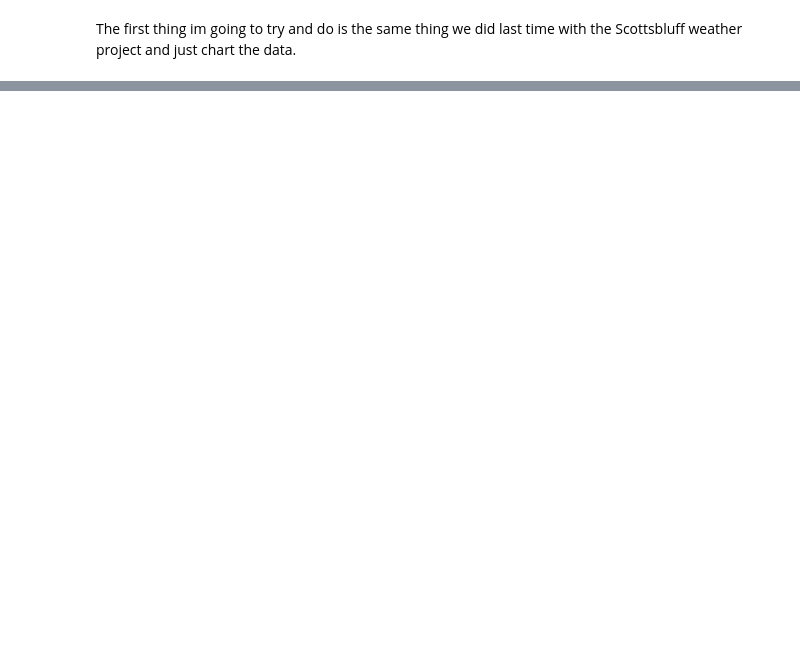
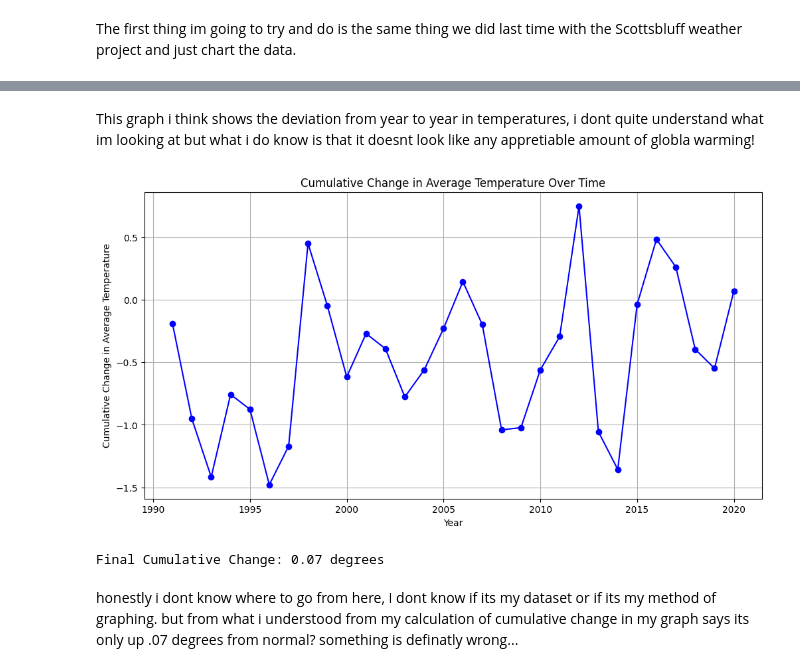
Before and after one commit to regtoga/AidansDataScienceProject, a Jupyter notebook: TheProject.ipynb, the cells around one changed output, grey strips where cells are left out. Drawn from its saved outputs; the diff is of its cells as text; code cells hidden in the pictures; blank space fills up the shorter version.

```diff
--- a/TheProject.ipynb
+++ b/TheProject.ipynb
@@ -69,0 +116,23 @@ plt.show()
+# %% [markdown]
+This graph i think shows the deviation from year to year in temperatures, i dont quite understand what im looking at but what i do know is that it doesnt look like any appretiable amount of globla warming!
+# %%
+# Calculate the cumulative sum of the differences in average temperature
+cumulative_temp_diff = avg_temp_yearly_diff.cumsum()
+
+# Plot the data
+plt.figure(figsize=(12, 6))
+plt.plot(cumulative_temp_diff.index, cumulative_temp_diff.values, marker='o', color='b')
+plt.xlabel('Year')
+plt.ylabel('Cumulative Change in Average Temperature')
+plt.title('Cumulative Change in Average Temperature Over Time')
+plt.grid(True)
+plt.show()
+
+# Print the final cumulative change
+final_change = cumulative_temp_diff.iloc[-1]
+print(f"Final Cumulative Change: {final_change:.2f} degrees")
+# %% [output]
+[figure, added]
+Final Cumulative Change: 0.07 degrees
+# %% [markdown]
+honestly i dont know where to go from here, I dont know if its my dataset or if its my method of graphing. but from what i understood from my calculation of cumulative change in my graph says its only up .07 degrees from normal? something is definatly wrong...
```
Also changed, not shown: parts of 5 cells of this notebook.
